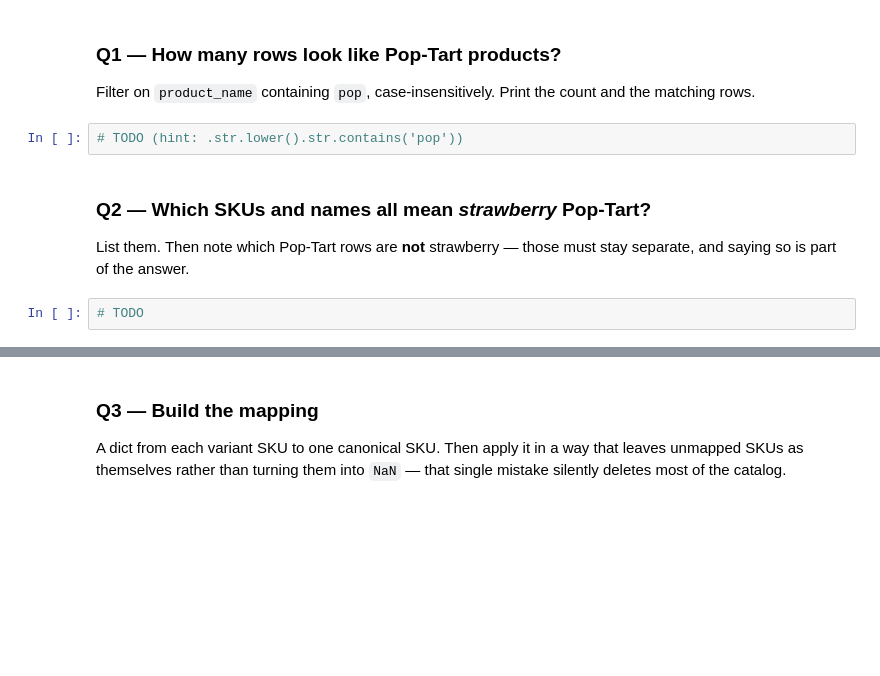
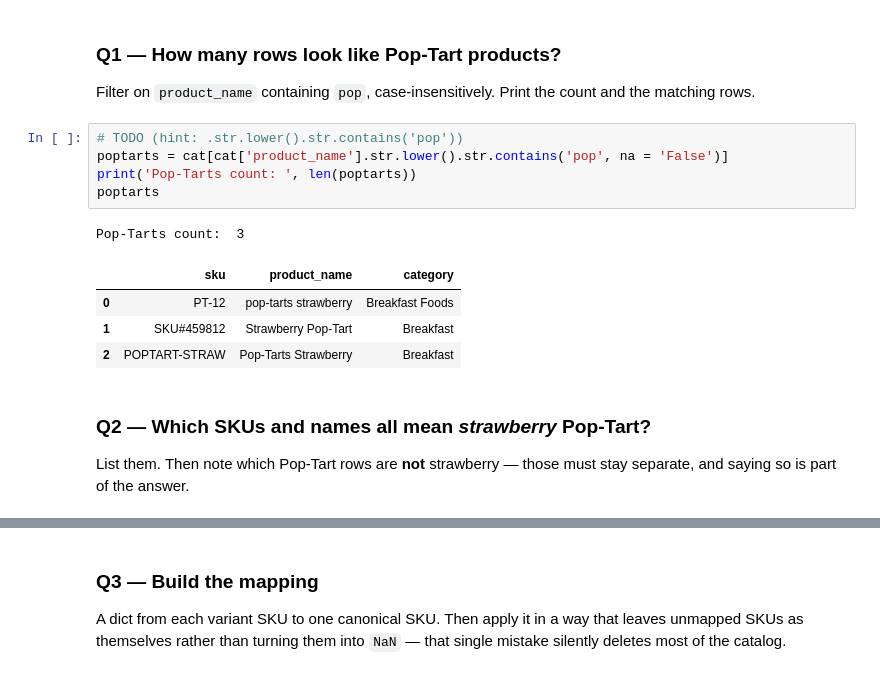
Before and after one commit to ishanallasanagala/ds2002-fa26, a Jupyter notebook: notebooks/05-etl-walmart/2026-10-16 — Walmart Warm-Up SKU Mess — Lab.ipynb, the cells around one changed output, grey strips where cells are left out. Drawn from its saved outputs; the diff is of its cells as text; blank space fills up the shorter version.

```diff
--- a/notebooks/05-etl-walmart/2026-10-16 — Walmart Warm-Up SKU Mess — Lab.ipynb
+++ b/notebooks/05-etl-walmart/2026-10-16 — Walmart Warm-Up SKU Mess — Lab.ipynb
@@ -25,9 +32,16 @@ cat.head()
 Filter on `product_name` containing `pop`, case-insensitively. Print the count and the matching rows.
 # %%
 # TODO (hint: .str.lower().str.contains('pop'))
+poptarts = cat[cat['product_name'].str.lower().str.contains('pop', na = 'False')]
+print('Pop-Tarts count: ', len(poptarts))
+poptarts
+# %% [output]
+Pop-Tarts count:  3
+|  | sku | product_name | category |
+| 0 | PT-12 | pop-tarts strawberry | Breakfast Foods |
+| 1 | SKU#459812 | Strawberry Pop-Tart | Breakfast |
+| 2 | POPTART-STRAW | Pop-Tarts Strawberry | Breakfast |
 # %% [markdown]
 ### Q2 — Which SKUs and names all mean *strawberry* Pop-Tart?
 
 List them. Then note which Pop-Tart rows are **not** strawberry — those must stay separate, and saying so is part of the answer.
-# %%
-# TODO
```
Also changed, not shown: parts of 15 cells of this notebook.
